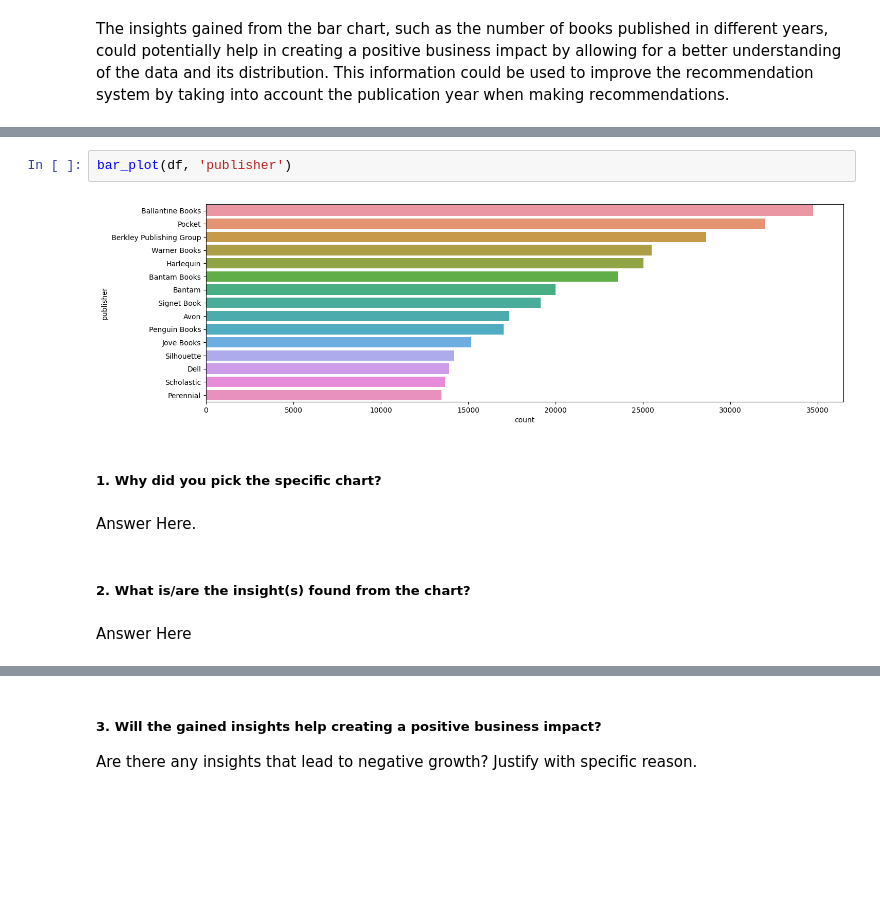
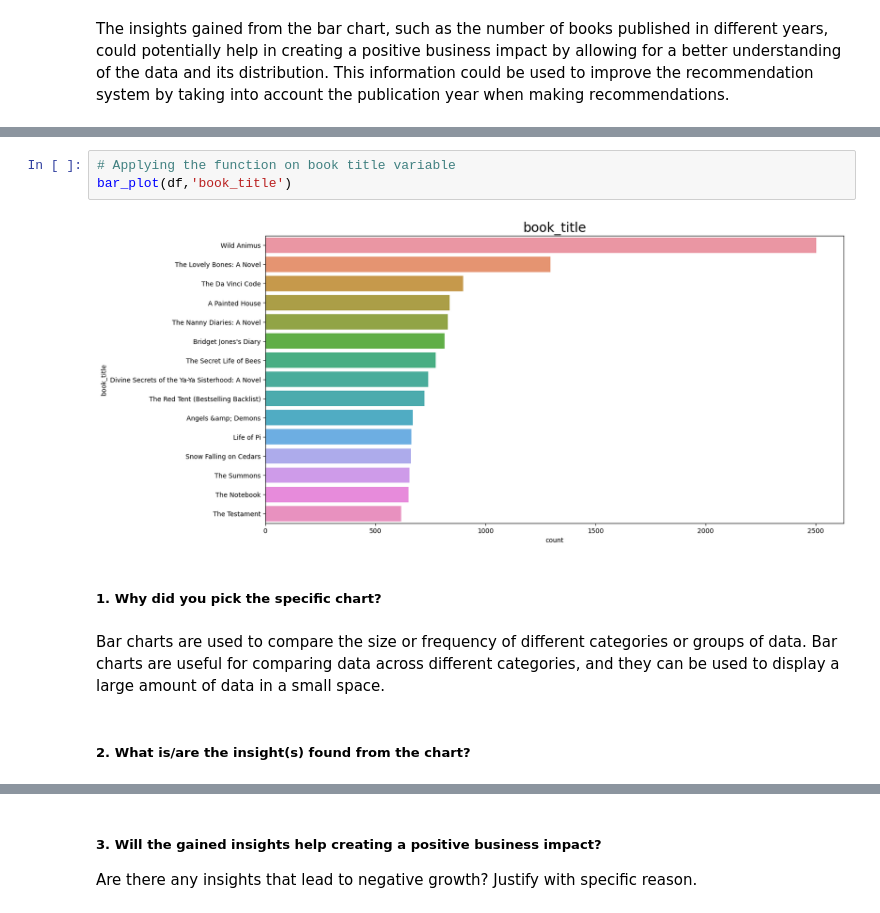
Before and after one commit to Jamal-1018/Book_Recommeder_System_Unsupervised_learning, a Jupyter notebook: Book_recommendation_sysytem_unsupervised.ipynb, the cells around one changed output, grey strips where cells are left out. Drawn from its saved outputs; the diff is of its cells as text; blank space fills up the shorter version.

```diff
--- a/Book_recommendation_sysytem_unsupervised.ipynb
+++ b/Book_recommendation_sysytem_unsupervised.ipynb
@@ -584,12 +578,11 @@ Index(['isbn', 'book_title', 'book_author', 'year_of_publication', 'publisher',
-# %%
-bar_plot(df, 'publisher')
-# %% [output]
-[figure, removed]
+# %%
+# Applying the function on book title variable
+bar_plot(df,'book_title')
+# %% [output]
+[figure, added]
 # %% [markdown]
 ##### 1. Why did you pick the specific chart?
-# %% [markdown]
-Answer Here.
+# %% [markdown]
+Bar charts are used to compare the size or frequency of different categories or groups of data. Bar charts are useful for comparing data across different categories, and they can be used to display a large amount of data in a small space.
 # %% [markdown]
 ##### 2. What is/are the insight(s) found from the chart?
-# %% [markdown]
-Answer Here
```
Also changed, not shown: parts of 17 cells of this notebook.
